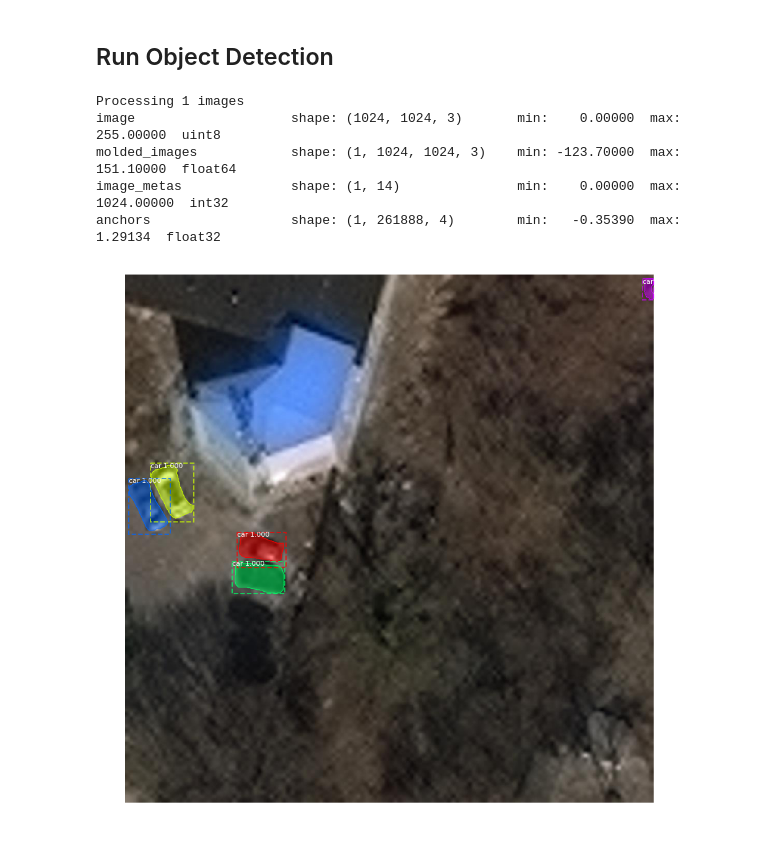
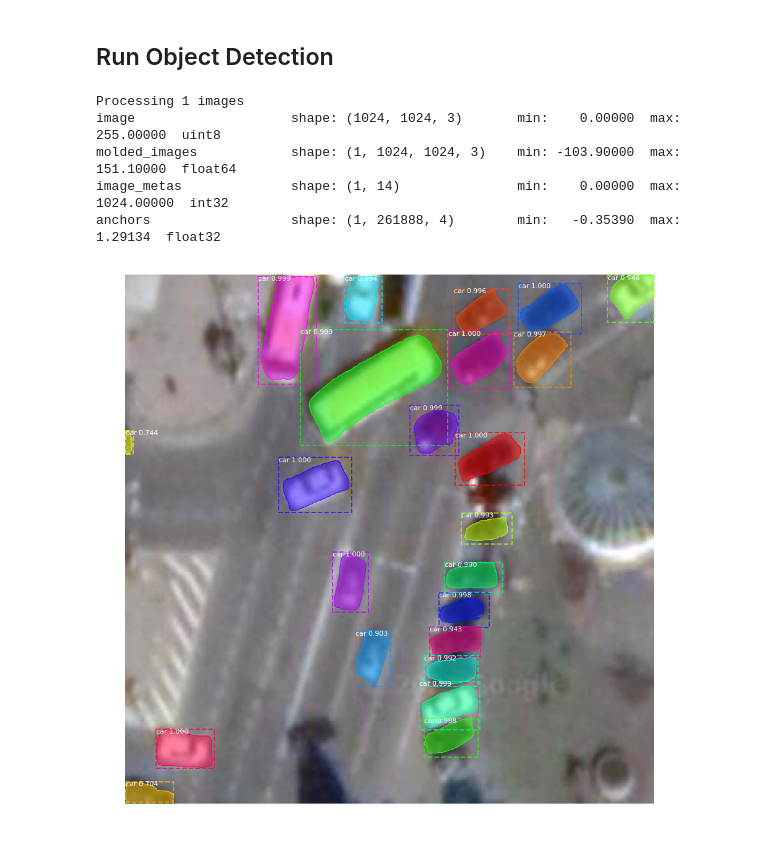
Before and after one commit to bondgeodima/first, a Jupyter notebook: demo.ipynb, the cells around one changed output. Saved outputs shown, nothing was run; the diff lists cells and outputs as text; code cells hidden in the pictures.

```diff
--- a/demo.ipynb
+++ b/demo.ipynb
@@ -37,7 +37,7 @@ MODEL_DIR = os.path.join(ROOT_DIR, "logs")
 # COCO_MODEL_PATH = os.path.join(ROOT_DIR, "car_low.h5")
 # COCO_MODEL_PATH = os.path.join(ROOT_DIR, "car.h5")
 # COCO_MODEL_PATH = os.path.join(ROOT_DIR, "car_google.h5")
-COCO_MODEL_PATH = os.path.join(ROOT_DIR, "car_qb.h5")
+COCO_MODEL_PATH = os.path.join(ROOT_DIR, "car_google_low.h5")
 # Download COCO trained weights from Releases if needed
 if not os.path.exists(COCO_MODEL_PATH):
     utils.download_trained_weights(COCO_MODEL_PATH)
@@ -45,7 +45,7 @@ if not os.path.exists(COCO_MODEL_PATH):
 Using TensorFlow backend.
 # %%
 # Directory of images to run detection on
-IMAGE_DIR = os.path.join(ROOT_DIR, "F:/car_kosmos/new_rgb_tile/tile_128/jpg/")
+IMAGE_DIR = os.path.join(ROOT_DIR, "F:/tmp/")
 # %%
 ROOT_DIR
 # %% [output]
@@ -134,23 +134,23 @@ class_names = ['BG', 'car']
 # %%
 # Load a random image from the images folder
 #file_names = next(os.walk(IMAGE_DIR))[2]
 #image = skimage.io.imread(os.path.join(IMAGE_DIR, random.choice(file_names)))
 #image = skimage.io.imread(os.path.join(IMAGE_DIR, "25691390_f9944f61b5_z.jpg"))
-image = skimage.io.imread(os.path.join(IMAGE_DIR, "tif_15762.jpg"))
+image = skimage.io.imread(os.path.join(IMAGE_DIR, "tmp_10_1.jpg"))
 #image = skimage.io.imread(os.path.join("http://194.44.209.238/mjpg/","video.mjpg"))
 #print (image)
 
 # Run detection
 results = model.detect([image], verbose=1)
 
 # Visualize results
 r = results[0]
 visualize.display_instances(image, r['rois'], r['masks'], r['class_ids'],
                             class_names, r['scores'])
 # %% [output]
 Processing 1 images
 image                    shape: (1024, 1024, 3)       min:    0.00000  max:  255.00000  uint8
-molded_images            shape: (1, 1024, 1024, 3)    min: -123.70000  max:  151.10000  float64
+molded_images            shape: (1, 1024, 1024, 3)    min: -103.90000  max:  151.10000  float64
 image_metas              shape: (1, 14)               min:    0.00000  max: 1024.00000  int32
 anchors                  shape: (1, 261888, 4)        min:   -0.35390  max:    1.29134  float32
-[figure, old version]
+[figure, new version]
```
Also changed, not shown: 6 other files.
